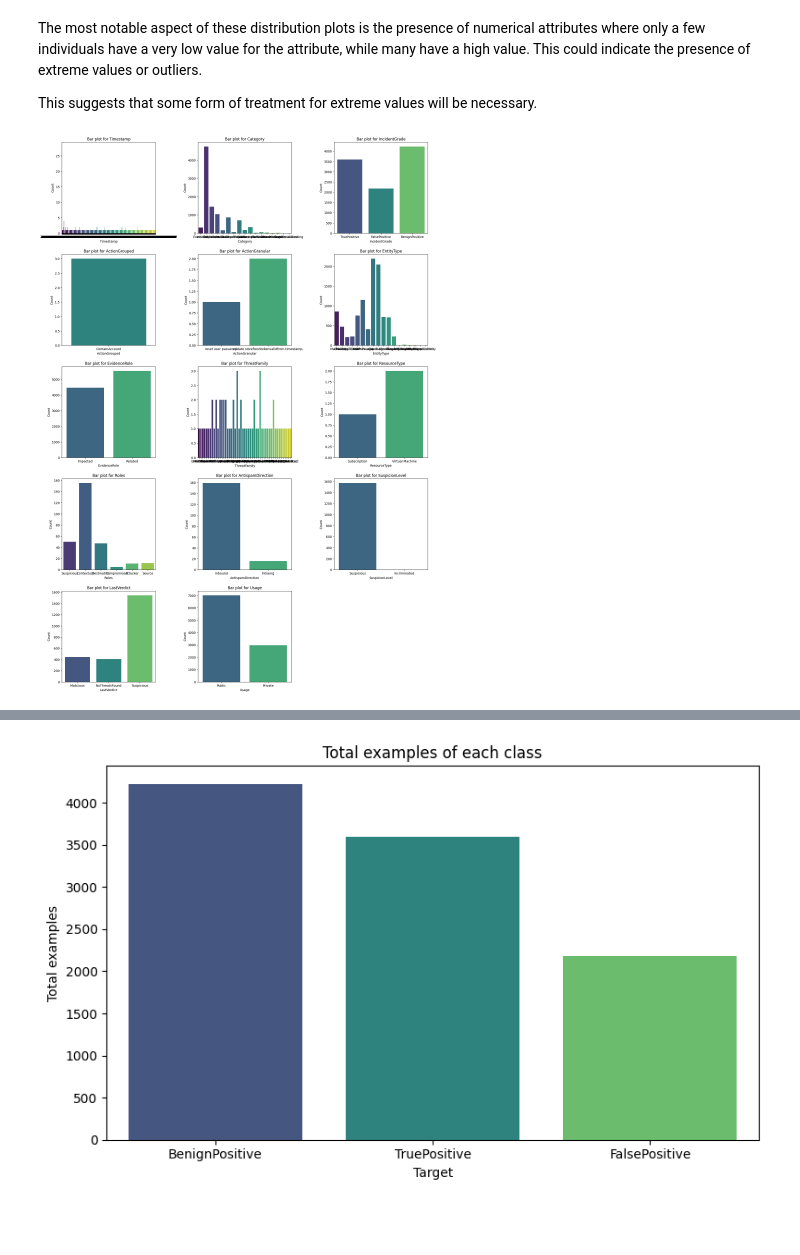
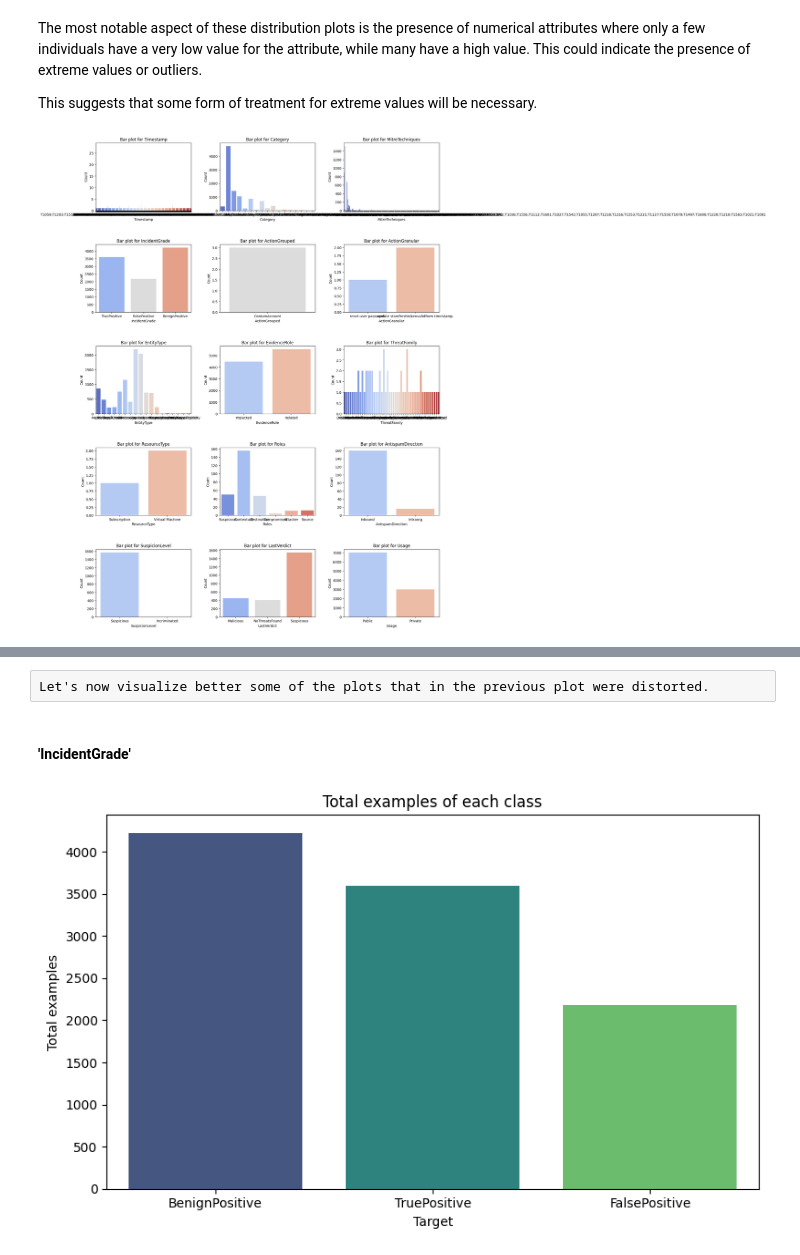
Before and after one commit to yasin281/Microsoft-Security-Incident-Prediction, a Jupyter notebook: src/DataPreparation.ipynb, the cells around one changed output, grey strips where cells are left out. Cells and saved outputs as stored; diff of their text form; code cells hidden in the pictures; blank space fills up the shorter version.

Commit message:
Update DataPrepartion

```diff
--- a/src/DataPreparation.ipynb
+++ b/src/DataPreparation.ipynb
@@ -51,13 +67,24 @@ def create_reduced_file(original_file_path, reduced_file_path, target_column, sa
 # %%
-# Path Configuration
 dataset_folder = os.getcwd()
-reduced_file_path = os.path.join(dataset_folder, 'microsoft_Reduced.csv')
+reduced_file_path = os.path.join(dataset_folder, './data/microsoft_Reduced.csv')
 
-if not os.path.exists(reduced_file_path):
-    file_path = dataset_download("Microsoft/microsoft-security-incident-prediction")
-    original_file_path = os.path.join(file_path, "GUIDE_Train.csv")
-    create_reduced_file(original_file_path, reduced_file_path, target_column='IncidentGrade')
-else:
+try:
+    if not os.path.exists(reduced_file_path):
+        print("Reduced file not found. Creating a new one...")
+        file_path = dataset_download("Microsoft/microsoft-security-incident-prediction")
+        original_file_path = os.path.join(file_path, "GUIDE_Train.csv")
+
+        create_reduced_file(original_file_path, reduced_file_path, target_column='IncidentGrade')
+
+        if os.path.exists(reduced_file_path):
+            print(f"Reduced file created at {reduced_file_path}")
+        else:
+            raise FileNotFoundError("Failed to create the reduced file.")
+    else:
+        print("Reduced file found. Loading...")
+
     data = pd.read_csv(reduced_file_path)
     print(f"File loaded with {len(data)} rows.")
+except Exception as e:
+    print(f"An error occurred: {e}")
 # %% [output]
@@ -213,37 +238,32 @@ The most notable aspect of these distribution plots is the presence of numerical
 
 This suggests that some form of treatment for extreme values will be necessary.
 # %%
-import seaborn as sns
-import matplotlib.pyplot as plt
-import numpy as np
-
 def plot_categorical(df):
     # Excluir la columna 'MitreTechnique' de las columnas categóricas altera todo
     cat_cols = df.select_dtypes(include=['object']).columns
-    cat_cols = cat_cols[cat_cols != 'MitreTechniques']
-
+    cat_cols = cat_cols[cat_cols != 'MitreTechnique']
     n_cols = 3
     n_rows = int(np.ceil(len(cat_cols) / n_cols))
 
     fig, axes = plt.subplots(n_rows, n_cols, figsize=(18, 5*n_rows))
     axes = axes.flatten()
 
     for i, col in enumerate(cat_cols):
         ax = axes[i]
-        sns.countplot(x=col, data=df, hue=col, palette='viridis', ax=ax, legend=False)
+        sns.countplot(x=col, data=df, hue=col, palette='coolwarm', ax=ax, legend=False)
         ax.set_title(f'Bar plot for {col}')
         ax.set_xlabel(col)
         ax.set_ylabel('Count')
 
     for j in range(i + 1, len(axes)):
         fig.delaxes(axes[j])
 
     plt.subplots_adjust(hspace=0.5, wspace=0.3)
     plt.tight_layout(pad=2.0)
     plt.show()
 
 plot_categorical(df)
 # %% [output]
-[figure, old version]
+[figure, new version]
 # %% [raw]
 Regarding the categorical variables, the 'MitreTechniques' variable, due to its many different categories, caused the plot to be completely distorted, so we have excluded it.
@@ -251,4 +270,8 @@ Regarding the categorical variables, the 'MitreTechniques' variable, due to its
 One thing we noticed is that in some distributions, such as 'SuspicionLevel', the sum of the counts for the different options doesn't add up to 10,000. This is due to the missing values.
+# %% [raw]
+Let's now visualize better some of the plots that in the previous plot were distorted.
+# %% [markdown]
+#### 'IncidentGrade'
 # %%
 target_counts = df["IncidentGrade"].value_counts().reset_index()
 target_counts.columns = ['target', 'count']
```
Also changed, not shown: parts of 54 cells of this notebook.
